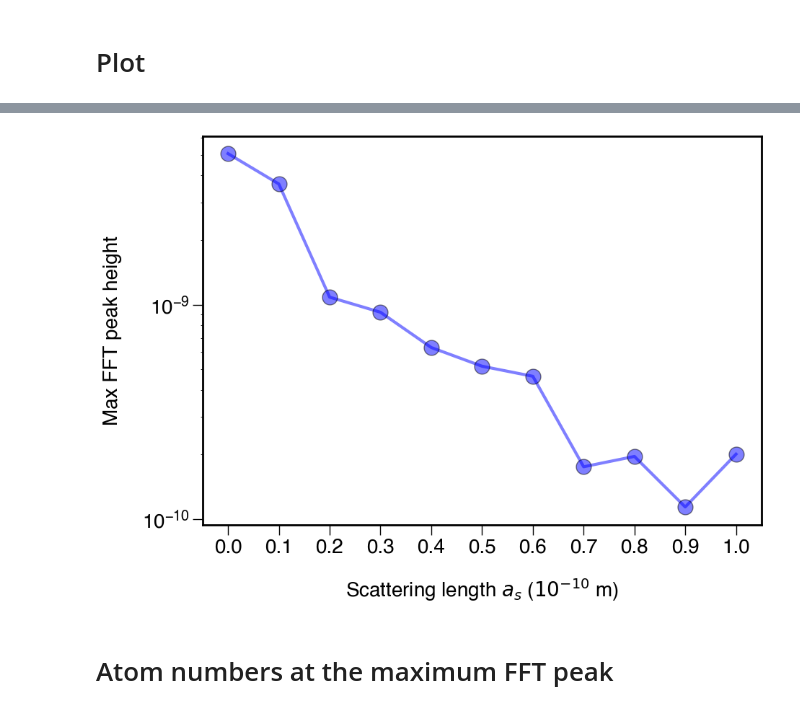
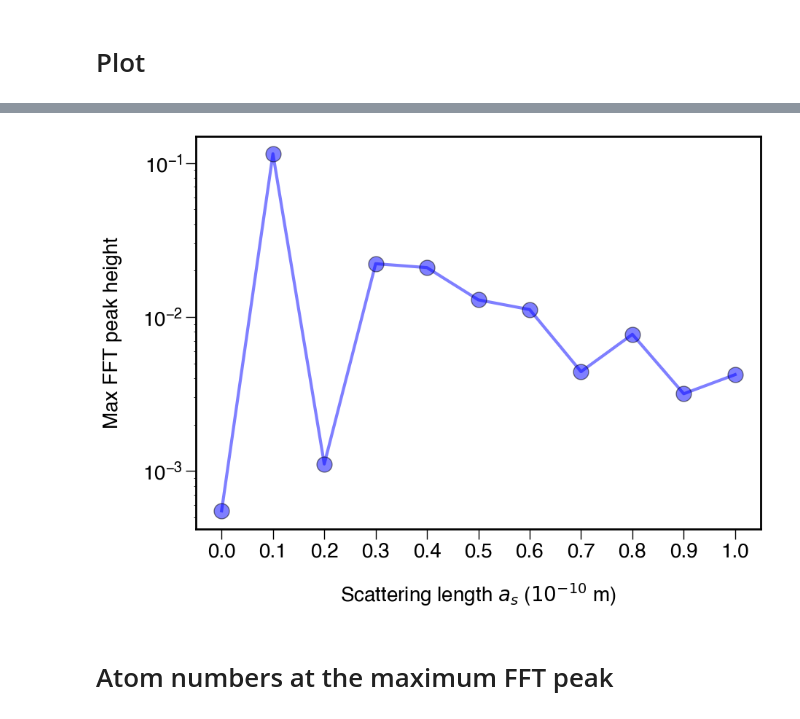
Before and after one commit to psasanka1729/atomtronics_transistor, a Jupyter notebook: [WORKING]normal_fit_adjusted_V_SS copy.ipynb, the cells around one changed output, grey strips where cells are left out. Drawn from its saved outputs; the diff is of its cells as text; code cells hidden in the pictures.

Commit message:
paper draft plots

```diff
--- a/[WORKING]normal_fit_adjusted_V_SS copy.ipynb
+++ b/[WORKING]normal_fit_adjusted_V_SS copy.ipynb
@@ -275,11 +286,11 @@ source_bias_lst = [ np.linspace(23, 30, 128),       # 0.0
                     ]
 
 chemical_potential_V_SS_value_lst = np.array([ 30.0,    # 0.0
-                                               27.17,   # 0.1
+                                               27.20,   # 0.1
                                                24.57,   # 0.2
-                                               22.18,   # 0.3
+                                               21.98,   # 0.3
                                                19.90,   # 0.4
-                                               17.80,   # 0.5
+                                               17.70,   # 0.5
                                                15.75,   # 0.6
                                                13.00,   # 0.7
                                                11.75,   # 0.8
@@ -394,35 +405,35 @@ source_bias_max_values = [source_bias_lst[i][b_indices_of_max[i]] if b_indices_o
 # %%
 # matplotlib parameters
 large = 40; med = 20; small = 20
 params = {'axes.titlesize': med,
           'axes.titlepad' : med,
           'legend.fontsize': med,
           'axes.labelsize': med ,
           'axes.titlesize': med ,
           'xtick.labelsize': med ,
           'ytick.labelsize': med ,
           'figure.titlesize': med}
 plt.rcParams["font.family"] = "Helvetica"
 plt.rcParams["font.serif"] = ["Helvetica Neue"]
 #plt.rcParams['text.usetex'] = True # need LaTeX. Change it to False if LaTeX is not installed in the system
 plt.rcParams.update(params)
 
 fig, ax = plt.subplots(figsize=(10, 7))
-plt.plot(a_s_lst, np.array(max_heights_values_lst) / 1.e7, 'o-', linewidth=3, markersize=15, color='blue', alpha=0.5, markeredgecolor='black')
+plt.plot(a_s_lst, np.array(max_heights_values_lst), 'o-', linewidth=3, markersize=15, color='blue', alpha=0.5, markeredgecolor='black')
 plt.xlabel(r'Scattering length $a_s$ ($10^{-10}$ m)', labelpad=20)
 plt.ylabel(r'Max FFT peak height', labelpad=20)
 ax.tick_params(axis='x', direction='out', length=10, width=1, color='k')
 ax.tick_params(axis='y', direction='out', length=10, width=1, color='k')
 plt.xticks(np.around(a_s_lst,1))
 for spine in ax.spines.values():
      spine.set_linewidth(2)
 # path = '/Users/sasankadowarah/atomtronics/after_APS_figures/resolution_15_time_6/peak_FFT_heights/'
 # os.chdir(path)
 # plt.savefig('max_height_vs_a_s_normalized_1.pdf', dpi=600, bbox_inches='tight')
 plt.yscale('log')
 plt.show()
 # %% [output]
-[figure, old version]
+[figure, new version]
 # %% [markdown]
 # Atom numbers at the maximum FFT peak
 # %%
```
Also changed, not shown: parts of 3 cells of this notebook, 2 other files.
